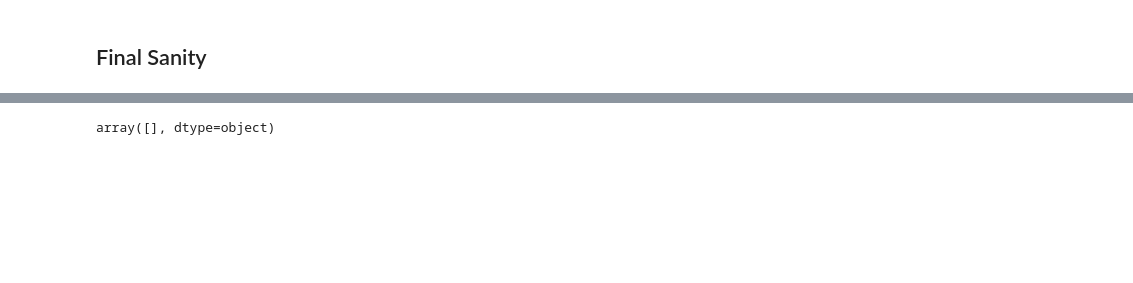
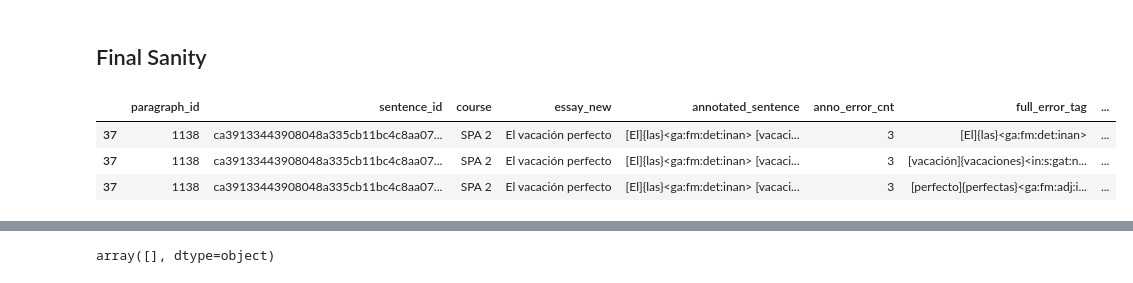
Before and after one commit to team-langbot/model_gec, a Jupyter notebook: EDA.ipynb, the cells around one changed output, grey strips where cells are left out. Cells and saved outputs as stored; diff of their text form; code cells hidden in the pictures; blank space fills up the shorter version.

```diff
--- a/EDA.ipynb
+++ b/EDA.ipynb
@@ -637,0 +686,42 @@ df_combine[:5]
+# %%
+### Mapping the error type to three class
+
+error_mapping = {'az:do': 'article',
+'za:do': 'article',
+'aa:do': 'article',
+'aa:io': 'article',
+'az:io': 'article',
+
+'ga:fm': 'gender agreement',
+'ga:mf': 'gender agreement',
+'ga:mf:det:aty': 'gender agreement',
+'ga:mf:pron:aty': 'gender agreement',
+'ga:mf:adj:aty': 'gender agreement',
+'ga:mf:noun:aty': 'gender agreement',
+'ga:fm:det:aty': 'gender agreement',
+'ga:fm:adj:aty': 'gender agreement',
+'ga:fm:noun:aty': 'gender agreement',
+'ga:fm:gat:noun': 'gender agreement',
+'ga:ps': 'number agreement',  ## ps is related to plural and single
+
+'ga:na:mf:ps': 'gender and number agreement',
+'ga:na:fm:ps': 'gender and number agreement',
+'ga:na:fm:sp': 'gender and number agreement',
+'ga:na:mf:sp': 'gender and number agreement',
+
+'ig:f': 'gender agreement',
+'ig:e': 'gender agreement',
+'ig:m': 'gender agreement',
+'ig:in:f:s': 'gender agreement',
+
+'in:s': 'number agreement',
+'in:p': 'number agreement',
+'in:p:gat:noun': 'number agreement',
+'in:s:gat:noun':'number agreement',
+
+'na:sp': 'number agreement',
+'na:ps': 'number agreement',
+'na:sp:gat:noun': 'number agreement'}
+
+# Replace values in the 'ColumnToReplace' column using the mapping dictionary
+df_combine['new_error_type'] = df_combine['error_type'].replace(error_mapping)
@@ -638,5 +740,12 @@ df_combine[:5]
 # %% [markdown]
 ## Final Sanity
+# %%
+df_combine[df_combine['sentence_id']=='ca39133443908048a335cb11bc4c8aa07b24db065899a7156f99ac61a1c24414']
+# %% [output]
+|  | paragraph_id | sentence_id | course | essay_new | annotated_sentence | anno_error_cnt | full_error_tag | ... |
+| 37 | 1138 | ca39133443908048a335cb11bc4c8aa07... | SPA 2 | El vacación perfecto | [El]{las}<ga:fm:det:inan> [vacaci... | 3 | [El]{las}<ga:fm:det:inan> | ... |
+| 37 | 1138 | ca39133443908048a335cb11bc4c8aa07... | SPA 2 | El vacación perfecto | [El]{las}<ga:fm:det:inan> [vacaci... | 3 | [vacación]{vacaciones}<in:s:gat:n... | ... |
+| 37 | 1138 | ca39133443908048a335cb11bc4c8aa07... | SPA 2 | El vacación perfecto | [El]{las}<ga:fm:det:inan> [vacaci... | 3 | [perfecto]{perfectas}<ga:fm:adj:i... | ... |
 # %%
 df_combine[df_combine.notnull()].count()
 # %% [output]
```
Also changed, not shown: parts of 31 cells of this notebook, 2 other files.
